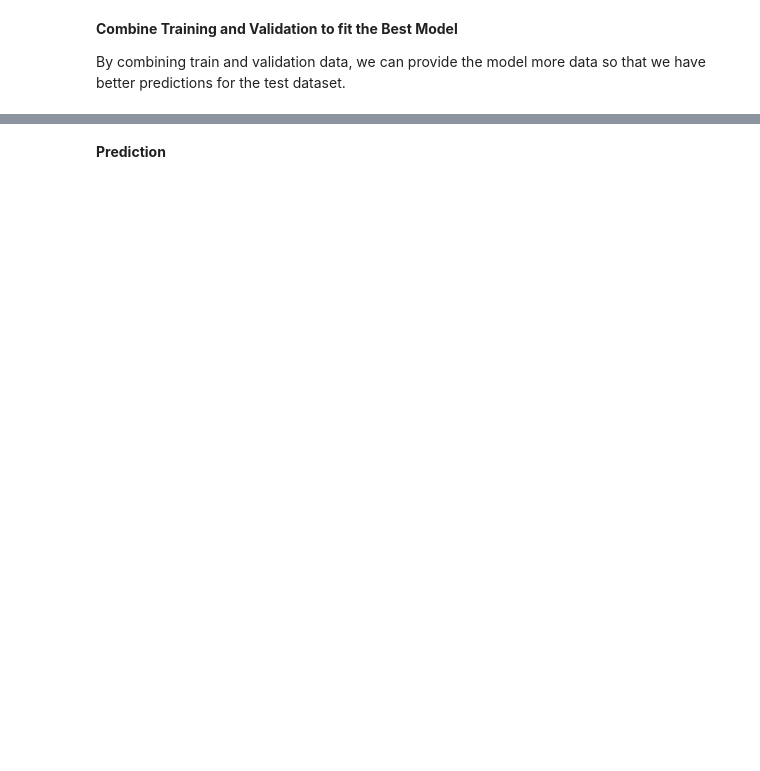
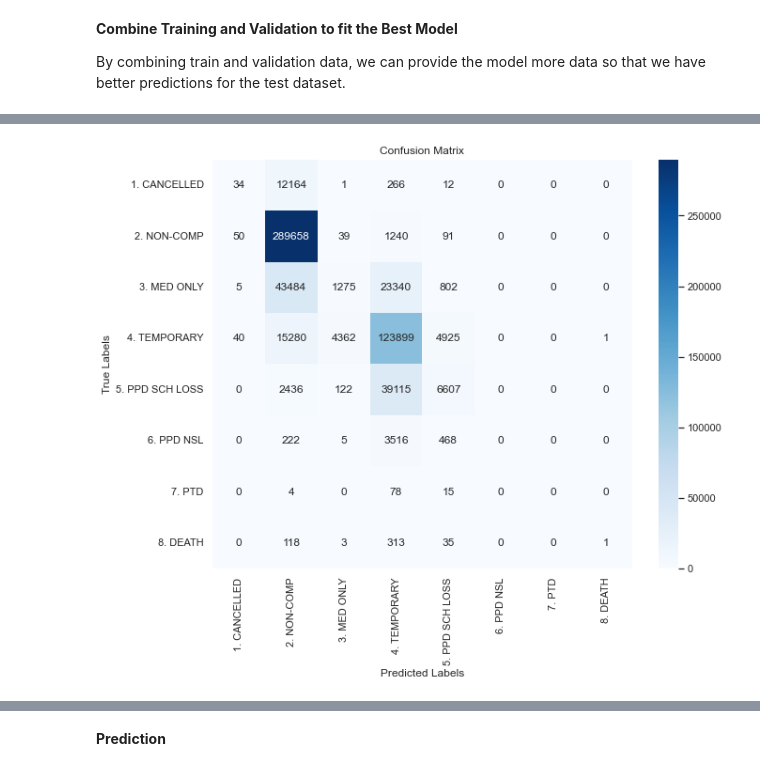
Before and after one commit to LenaHermann/ML_Project_Group52, a Jupyter notebook: Homework_Group52.ipynb, the cells around one changed output, grey strips where cells are left out. Saved outputs shown, nothing was run; the diff lists cells and outputs as text; code cells hidden in the pictures; blank space fills up the shorter version.

```diff
--- a/Homework_Group52.ipynb
+++ b/Homework_Group52.ipynb
@@ -2962,9 +3013,10 @@ X_test_df_scaled
 387975 rows × 46 columns
 # %%
 # Define the selected features and label-encoded columns
-selected_features = ["Age at Injury", "Attorney/Representative_N", "Average Weekly Wage",
-                     "Claim Identifier", "Alternative Dispute Resolution Encoded",
-                     "Carrier Name", "COVID-19 Indicator_N", "Zip Code", "Reference_Days_Accident",
+selected_features = ["Age at Injury", "Attorney/Representative_N", "Average Weekly Wage", "Carrier Name",
+                     "Claim Identifier", "Alternative Dispute Resolution Encoded", "Medical Fee Region",
+                     "Nature of Injury Category", "Body Part Category", "Accident_Day", "Gender_M",
+                     "COVID-19 Indicator_N", "Zip Code", "Reference_Days_Accident",
                      "Industry Code Description", "Gender_M", "Nature of Injury Category" ]
 # %% [markdown]
 __Training__
@@ -2975,12 +3027,12 @@ X_train_selected = X_train_df_scaled[selected_features]
 
 # Train a multinomial logistic regression model
 print("Training multinomial logistic regression model...")
-model = LogisticRegression(multi_class='multinomial', solver='lbfgs', max_iter=1000, random_state=42)
-model.fit(X_train_selected, y_train_df_encode)
+model_lr = LogisticRegression(multi_class='multinomial', solver='lbfgs', max_iter=1000, random_state=42)
+model_lr.fit(X_train_selected, y_train_df_encode)
 print("Model training completed.")
 
 # Evaluate the model
-y_train_pred = model.predict(X_train_selected)
+y_train_pred = model_lr.predict(X_train_selected)
 accuracy = accuracy_score(y_train_df_encode, y_train_pred)
 print(f"Training Accuracy: {accuracy:.2f}")
 print("Classification Report on Training Data:")
@@ -3088,9 +3142,9 @@ X_combined = pd.concat([X_train_selected.reset_index(drop=True), X_val_selected.
 y_combined = pd.concat([y_train_df_encode.reset_index(drop=True), y_val_df_encode.reset_index(drop=True)])
 
 # Initialize the best model from GridSearchCV or use the tuned parameters -> 'C': 100
-final_model = LogisticRegression(
-    multi_class='multinomial', solver='lbfgs', max_iter=1000, random_state=42, C=grid_search.best_params_['C']
+final_model_lr = LogisticRegression(
+    multi_class='multinomial', solver='lbfgs', max_iter=1000, random_state=42, C=100 #grid_search.best_params_['C']
 )
 
 # Train the model on the combined dataset
-final_model.fit(X_combined, y_combined)
+final_model_lr.fit(X_combined, y_combined)
@@ -3096,0 +3154,7 @@ final_model.fit(X_combined, y_combined)
+# %%
+# Evaluate the model
+y_comb_pred_lr = final_model_lr.predict(X_combined)
+accuracy = accuracy_score(y_combined, y_comb_pred_lr)
+print(f"Training Accuracy: {accuracy:.2f}")
+print("Classification Report on Training Data:")
+print(classification_report(y_combined, y_comb_pred_lr))
@@ -3096,0 +3178,18 @@ final_model.fit(X_combined, y_combined)
+# %%
+y_comb_pred_decoded_lr = target_encoder.inverse_transform(y_comb_pred_lr)
+y_combined_decoded = target_encoder.inverse_transform(y_combined)
+
+conf_matrix = confusion_matrix(y_combined_decoded, y_comb_pred_decoded_lr, labels=target_encoder.classes_)
+
+# Create a DataFrame for the confusion matrix for better labeling in heatmap
+conf_matrix_df = pd.DataFrame(conf_matrix, index=target_encoder.classes_, columns=target_encoder.classes_)
+
+# Plot the heatmap
+plt.figure(figsize=(10, 8))
+sns.heatmap(conf_matrix_df, annot=True, fmt="d", cmap="Blues", cbar=True)
+plt.title("Confusion Matrix")
+plt.xlabel("Predicted Labels")
+plt.ylabel("True Labels")
+plt.show()
+# %% [output]
+[figure, added]
```
Also changed, not shown: parts of 31 cells of this notebook, 2 other files.
